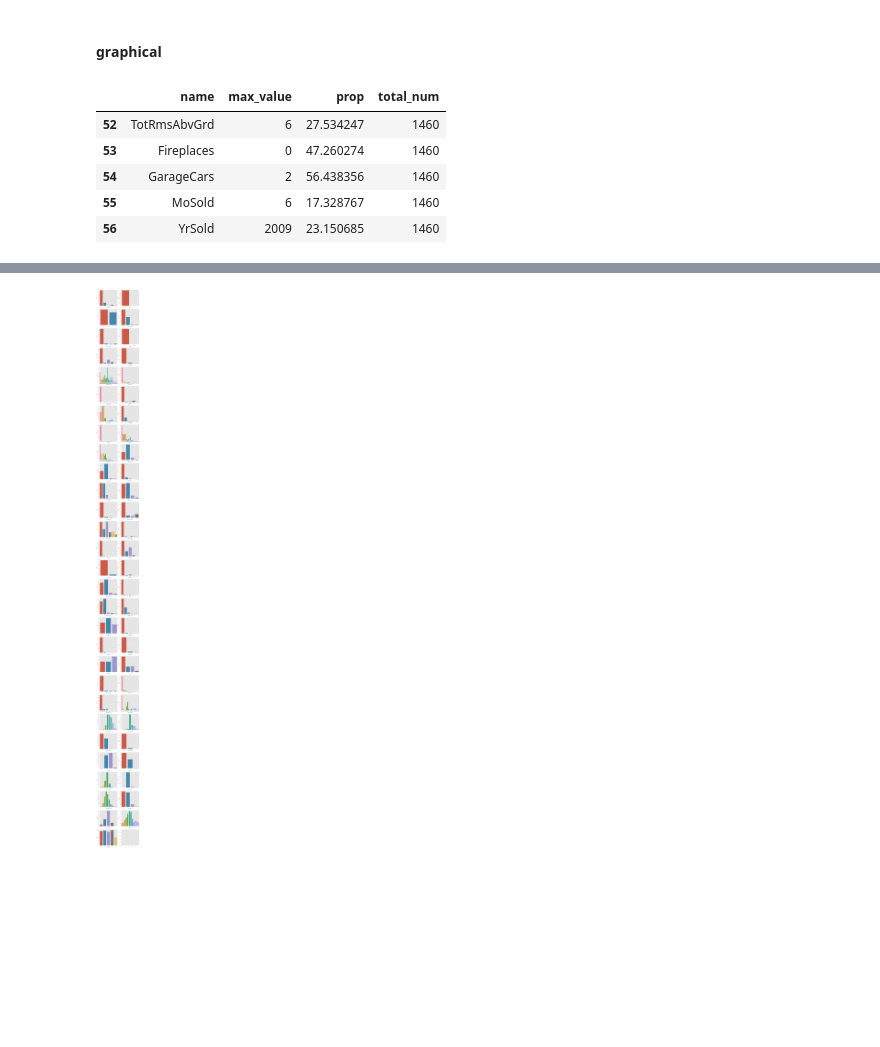
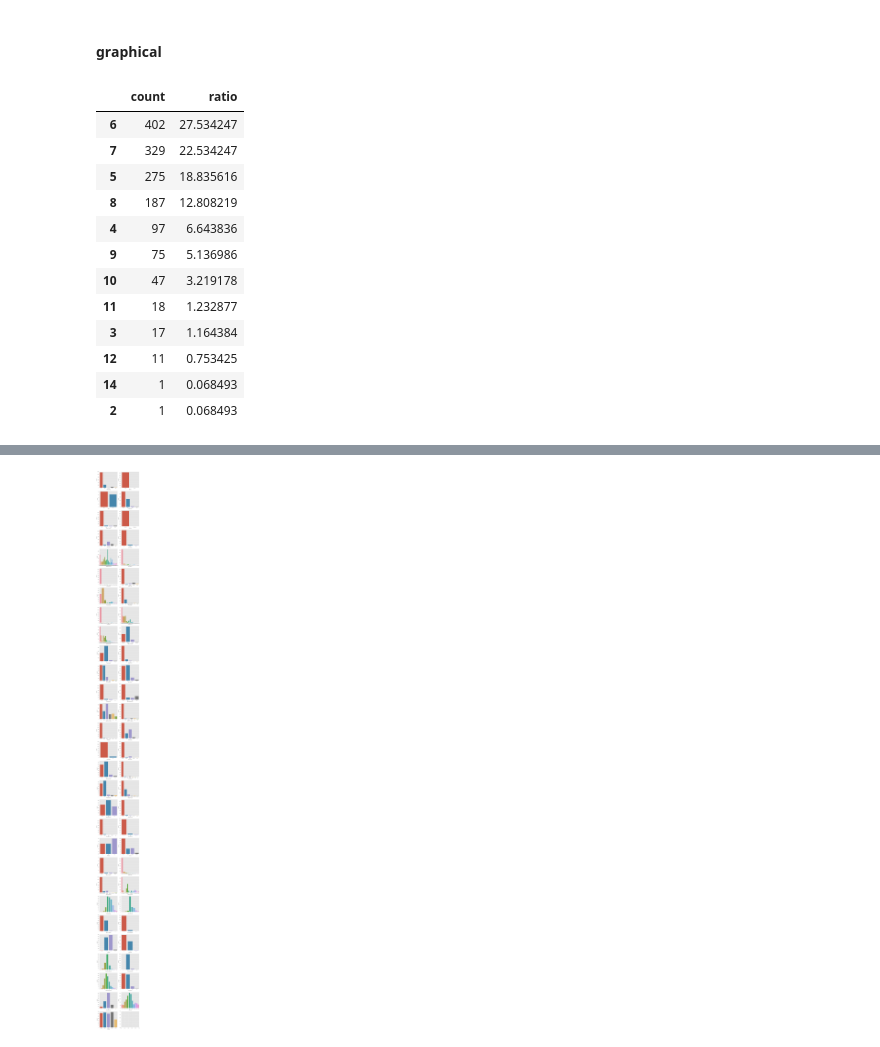
Before and after one commit to wjy5446/house-price-project, a Jupyter notebook: YoonJaeyoung/house-price-analysis.ipynb, the cells around one changed output, grey strips where cells are left out. Cells and saved outputs as stored; diff of their text form; code cells hidden in the pictures; blank space fills up the shorter version.

```diff
--- a/YoonJaeyoung/house-price-analysis.ipynb
+++ b/YoonJaeyoung/house-price-analysis.ipynb
@@ -92,36 +95,6 @@ PoolQC          1453
 dtype: int64
 # %% [markdown]
 ### split quantative, qualitative data
-# %%
-def extractQuanFromDF(data, index = None, target = None, exclude_list = None):
-    quan_columns = [ c for c in data.columns if data[c].dtype != "object"]
-
-    if(index != None):
-        quan_columns.remove(index)
-    if(target != None):
-        quan_columns.remove(target)
-
-    if(exclude_list != None):
-        for exclude in exclude_list:
-            quan_columns.remove(exclude)
-
-    df_train_quan =  pd.DataFrame(data, columns = quan_columns)
-
-    return df_train_quan
-
-def extractQualFromDF(data, index = None, target = None, include_list = None):
-    qual_columns = [ c for c in data.columns if data[c].dtype == "object"]
-    if(include_list != None):
-        qual_columns +=include_list
-
-    if(index != None):
-        qual_columns.remove(index)
-    if(target != None):
-        qual_columns.remove(target)
-
-    df_train_qual =  pd.DataFrame(data, columns = qual_columns)
-
-    return df_train_qual
 # %%
 list_quanToqual = ["MSSubClass", "OverallQual", "OverallCond", "BsmtFullBath", "BsmtHalfBath", "FullBath", "HalfBath", "BedroomAbvGr", "KitchenAbvGr", "TotRmsAbvGrd", "Fireplaces", "GarageCars", "MoSold", "YrSold"]
 
@@ -203,21 +130,16 @@ def dispUniQual(data, size = (5, 5)):
-# %%
-# 각 카테고리의 가장 많이 찾이 하는 값과 비율 구하기
-df_count = df_train_qual.copy()
-df_count["count"] = 1
-df_qual_max_cate = pd.DataFrame(columns = ["name", "max_value", "prop", "total_num"])
-
-for c in df_train_qual.columns:
-    s = df_count.groupby([c])["count"].agg("sum").sort_values(ascending = False)
-    count = df_count[c].count()
-    max_value = s.index[0]
-    prop = s.values[0] / count * 100
-    df_qual_max_cate.loc[len(df_qual_max_cate)] = [c, max_value, prop, count]
-
-df_qual_max_cate.tail()
-# %% [output]
-|  | name | max_value | prop | total_num |
-| 52 | TotRmsAbvGrd | 6 | 27.534247 | 1460 |
-| 53 | Fireplaces | 0 | 47.260274 | 1460 |
-| 54 | GarageCars | 2 | 56.438356 | 1460 |
-| 55 | MoSold | 6 | 17.328767 | 1460 |
-| 56 | YrSold | 2009 | 23.150685 | 1460 |
+# %%
+get_ratio_categorical(df_train_qual, "TotRmsAbvGrd")
+# %% [output]
+|  | count | ratio |
+| 6 | 402 | 27.534247 |
+| 7 | 329 | 22.534247 |
+| 5 | 275 | 18.835616 |
+| 8 | 187 | 12.808219 |
+| 4 | 97 | 6.643836 |
+| 9 | 75 | 5.136986 |
+| 10 | 47 | 3.219178 |
+| 11 | 18 | 1.232877 |
+| 3 | 17 | 1.164384 |
+| 12 | 11 | 0.753425 |
+| 14 | 1 | 0.068493 |
+| 2 | 1 | 0.068493 |
```
Also changed, not shown: parts of 11 cells of this notebook, 3 other files.
